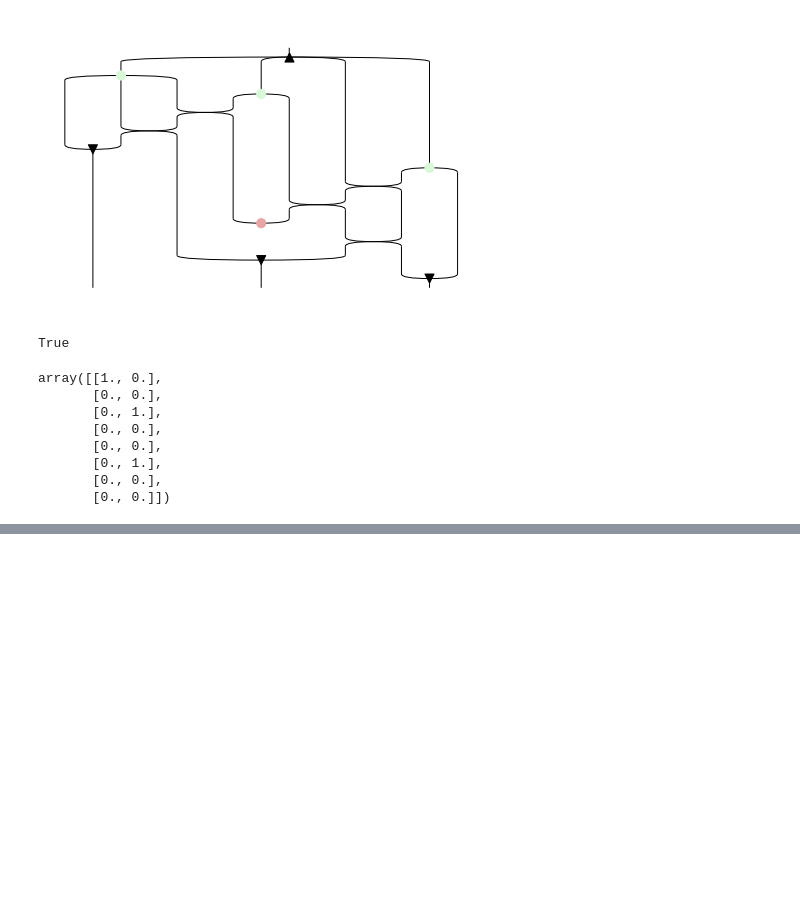
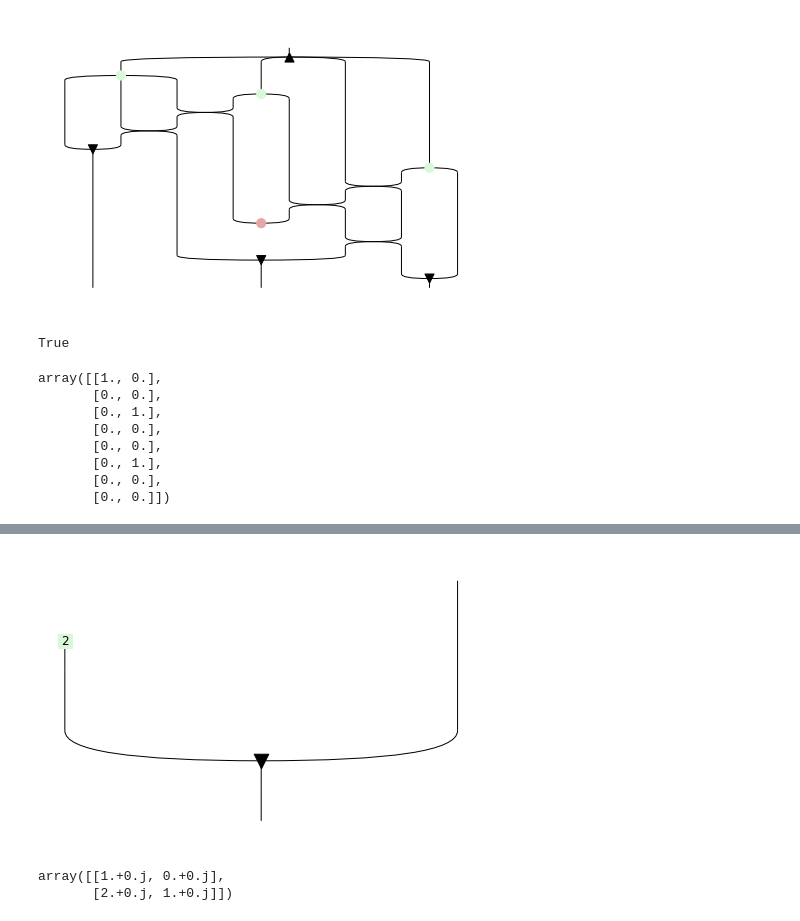
Before and after one commit to edwinagnew/zxw-diagrams, a Jupyter notebook: compound_spiders.ipynb, the cells around one changed output, grey strips where cells are left out. Cells and saved outputs as stored; diff of their text form; code cells hidden in the pictures; blank space fills up the shorter version.

```diff
--- a/compound_spiders.ipynb
+++ b/compound_spiders.ipynb
@@ -72,0 +97,8 @@ array([[1., 0.],
+# %%
+U = ZBox(0, 1, 2) @ Id(1) >> W(2, False)
+U.draw()
+eval(U)
+# %% [output]
+[figure, added]
+array([[1.+0.j, 0.+0.j],
+       [2.+0.j, 1.+0.j]])
```
Also changed, not shown: parts of 4 cells of this notebook.
